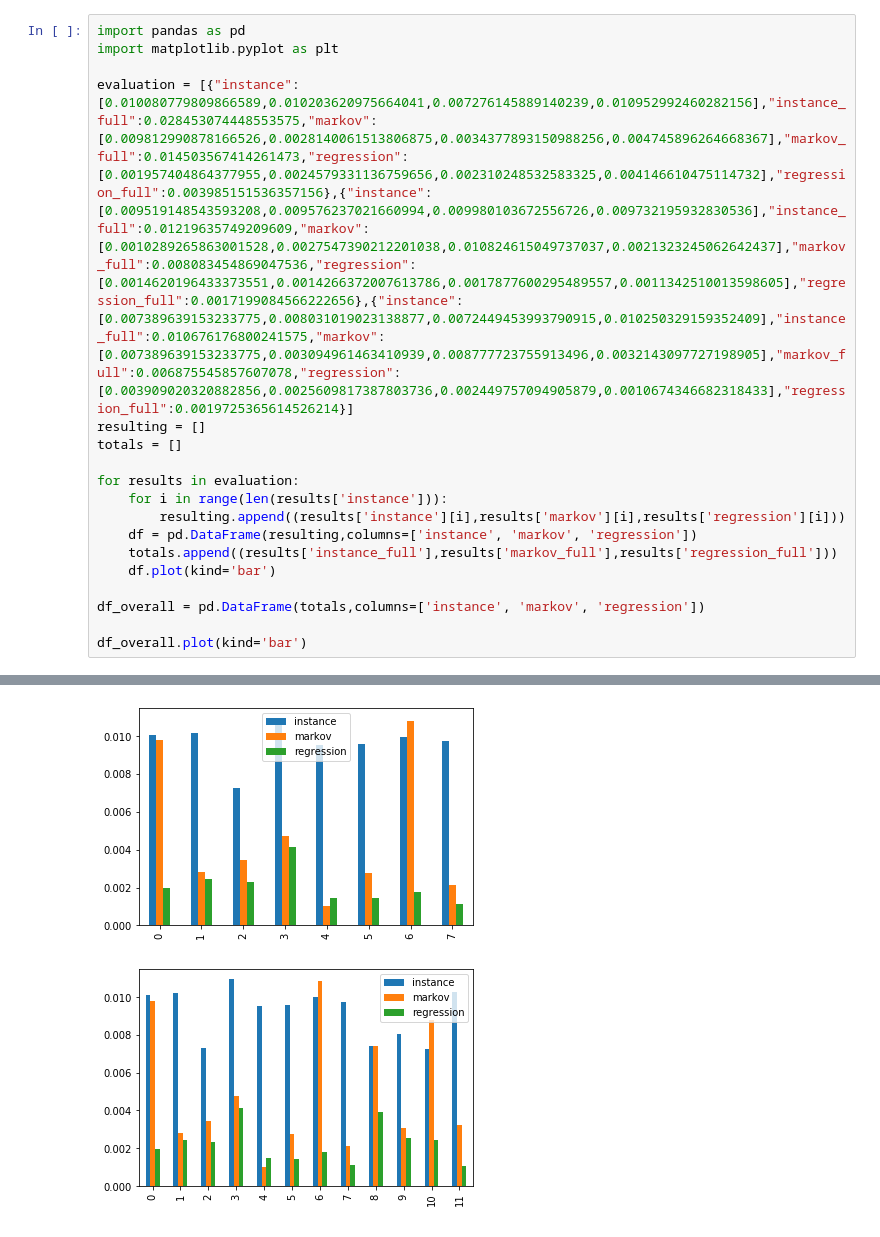
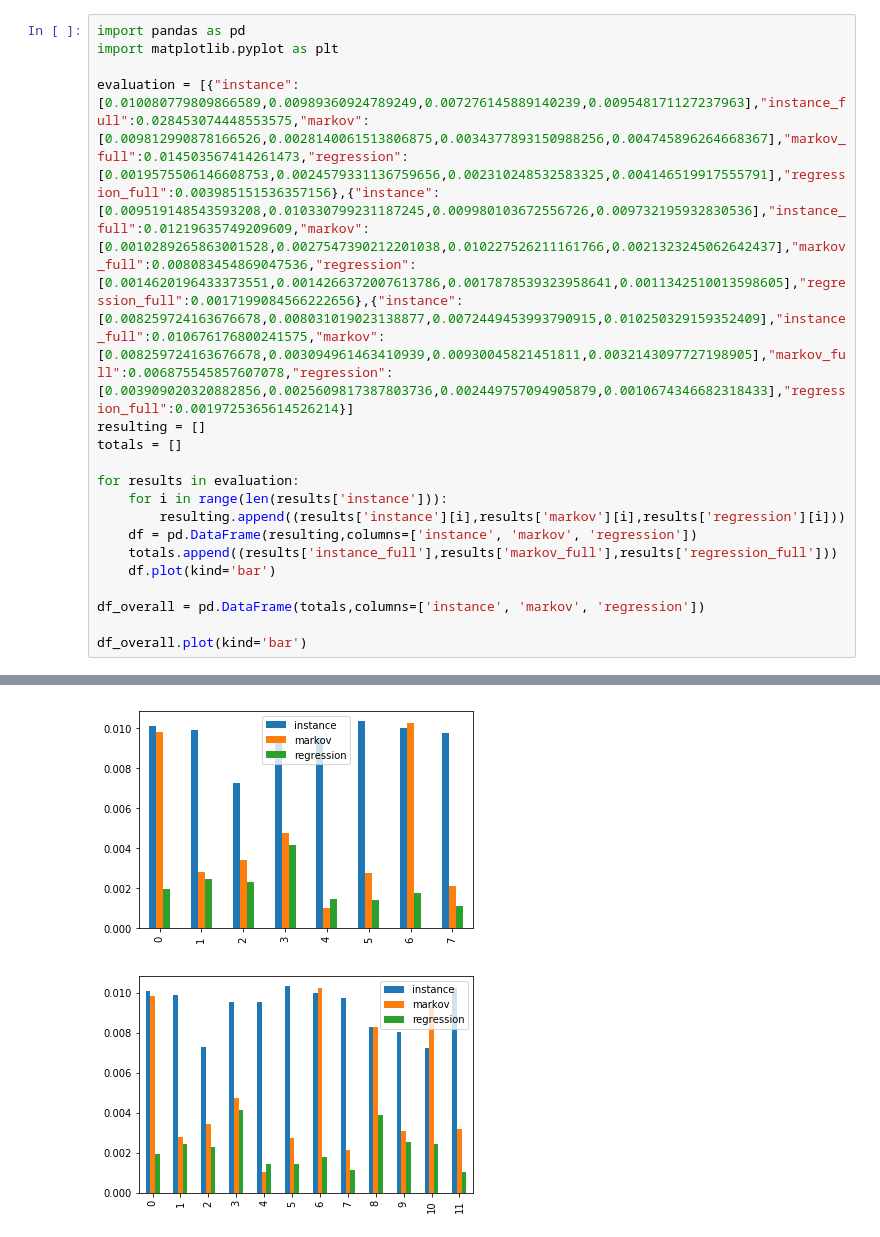
Before and after one commit to bblazeka/movement-prediction, a Jupyter notebook: evaluator/Evaluation.ipynb, the cells around one changed output, grey strips where cells are left out. Drawn from its saved outputs; the diff is of its cells as text.

```diff
--- a/evaluator/Evaluation.ipynb
+++ b/evaluator/Evaluation.ipynb
@@ -2,7 +2,7 @@
 import pandas as pd
 import matplotlib.pyplot as plt
 
-evaluation = [{"instance":[0.010080779809866589,0.010203620975664041,0.007276145889140239,0.010952992460282156],"instance_full":0.028453074448553575,"markov":[0.009812990878166526,0.0028140061513806875,0.0034377893150988256,0.004745896264668367],"markov_full":0.014503567414261473,"regression":[0.001957404864377955,0.0024579331136759656,0.002310248532583325,0.004146610475114732],"regression_full":0.003985151536357156},{"instance":[0.009519148543593208,0.009576237021660994,0.009980103672556726,0.009732195932830536],"instance_full":0.01219635749209609,"markov":[0.0010289265863001528,0.0027547390212201038,0.010824615049737037,0.0021323245062642437],"markov_full":0.008083454869047536,"regression":[0.0014620196433373551,0.0014266372007613786,0.0017877600295489557,0.0011342510013598605],"regression_full":0.0017199084566222656},{"instance":[0.007389639153233775,0.008031019023138877,0.0072449453993790915,0.010250329159352409],"instance_full":0.010676176800241575,"markov":[0.007389639153233775,0.003094961463410939,0.008777723755913496,0.0032143097727198905],"markov_full":0.006875545857607078,"regression":[0.003909020320882856,0.0025609817387803736,0.002449757094905879,0.0010674346682318433],"regression_full":0.0019725365614526214}]
+evaluation = [{"instance":[0.010080779809866589,0.00989360924789249,0.007276145889140239,0.009548171127237963],"instance_full":0.028453074448553575,"markov":[0.009812990878166526,0.0028140061513806875,0.0034377893150988256,0.004745896264668367],"markov_full":0.014503567414261473,"regression":[0.0019575506146608753,0.0024579331136759656,0.002310248532583325,0.004146519917555791],"regression_full":0.003985151536357156},{"instance":[0.009519148543593208,0.010330799231187245,0.009980103672556726,0.009732195932830536],"instance_full":0.01219635749209609,"markov":[0.0010289265863001528,0.0027547390212201038,0.010227526211161766,0.0021323245062642437],"markov_full":0.008083454869047536,"regression":[0.0014620196433373551,0.0014266372007613786,0.0017878539323958641,0.0011342510013598605],"regression_full":0.0017199084566222656},{"instance":[0.008259724163676678,0.008031019023138877,0.0072449453993790915,0.010250329159352409],"instance_full":0.010676176800241575,"markov":[0.008259724163676678,0.003094961463410939,0.00930045821451811,0.0032143097727198905],"markov_full":0.006875545857607078,"regression":[0.003909020320882856,0.0025609817387803736,0.002449757094905879,0.0010674346682318433],"regression_full":0.0019725365614526214}]
 resulting = []
 totals = []
 
@@ -22,2 +22,2 @@ df_overall.plot(kind='bar')
-[figure, old version]
+[figure, new version]
-[figure, old version]
+[figure, new version]
```
Also changed, not shown: parts of 1 cell of this notebook, 4 other files.
